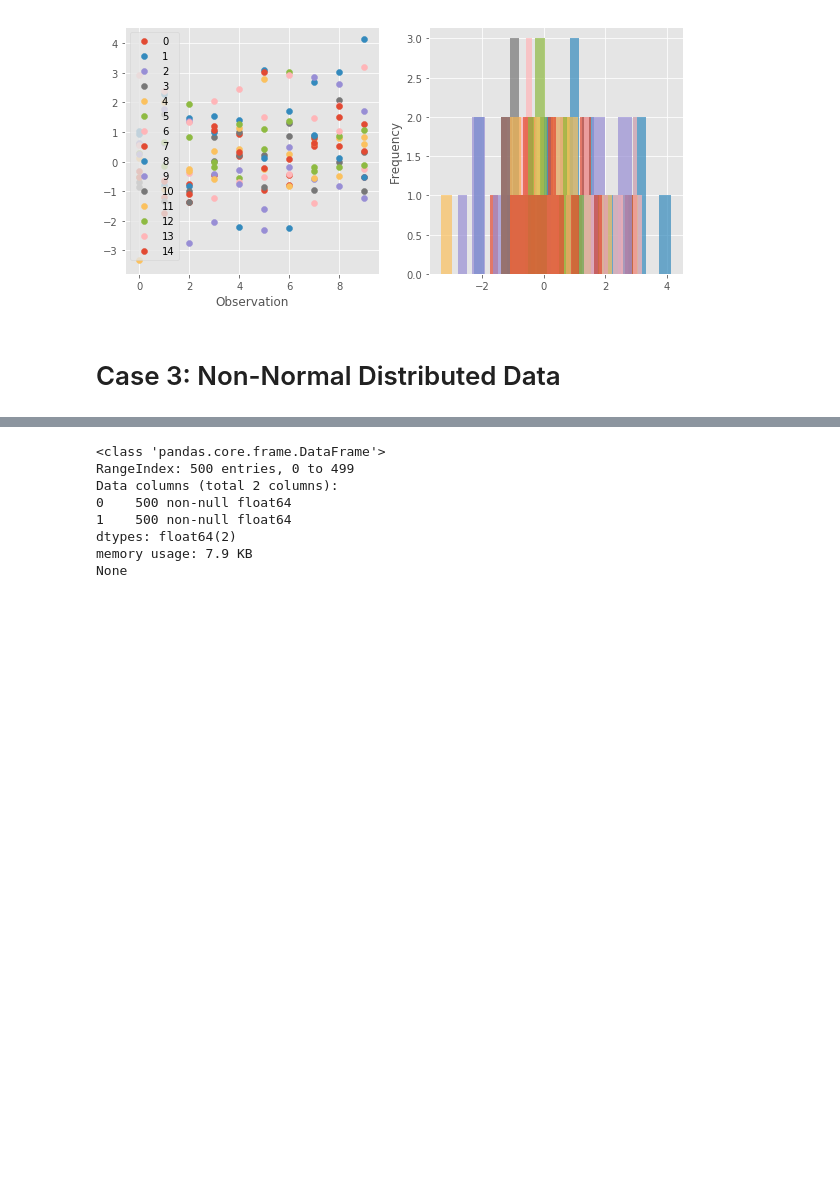
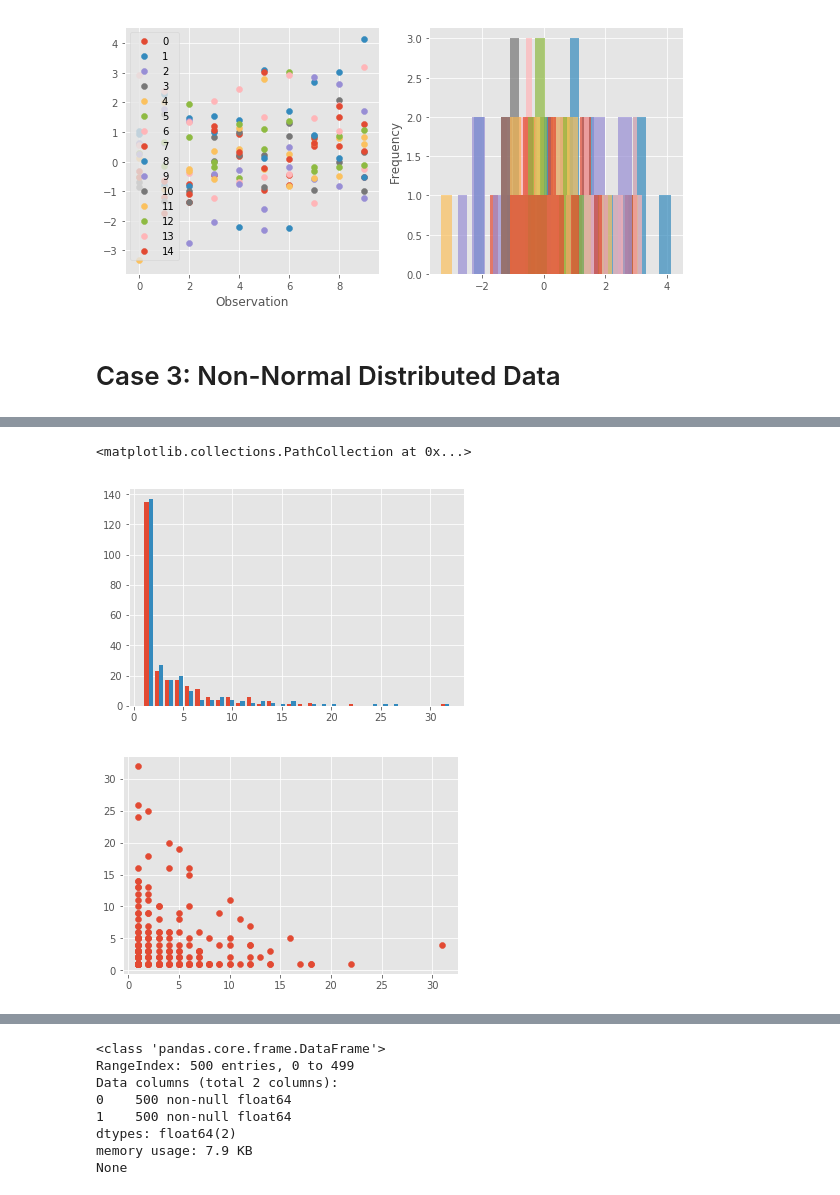
Before and after one commit to areichel90/DS5220-NaiveBayes, a Jupyter notebook: Dataset_Gen.ipynb, the cells around one changed output, grey strips where cells are left out. Drawn from its saved outputs; the diff is of its cells as text; code cells hidden in the pictures; blank space fills up the shorter version.

```diff
--- a/Dataset_Gen.ipynb
+++ b/Dataset_Gen.ipynb
@@ -207,0 +271,4 @@ for i in X_df:
+# %%
+''' logseries distribution '''
+k0_log = np.random.logseries(p=.9,size=(250,2))
+k0_log
@@ -207,0 +293,8 @@ for i in X_df:
+# %%
+plt.hist(x=k0_log,bins=30)
+plt.figure()
+plt.scatter(k0_log[:,0],k0_log[:,1])
+# %% [output]
+<matplotlib.collections.PathCollection at 0x...>
+[figure, added]
+[figure, added]
```
Also changed, not shown: parts of 9 cells of this notebook, 1 other file.
